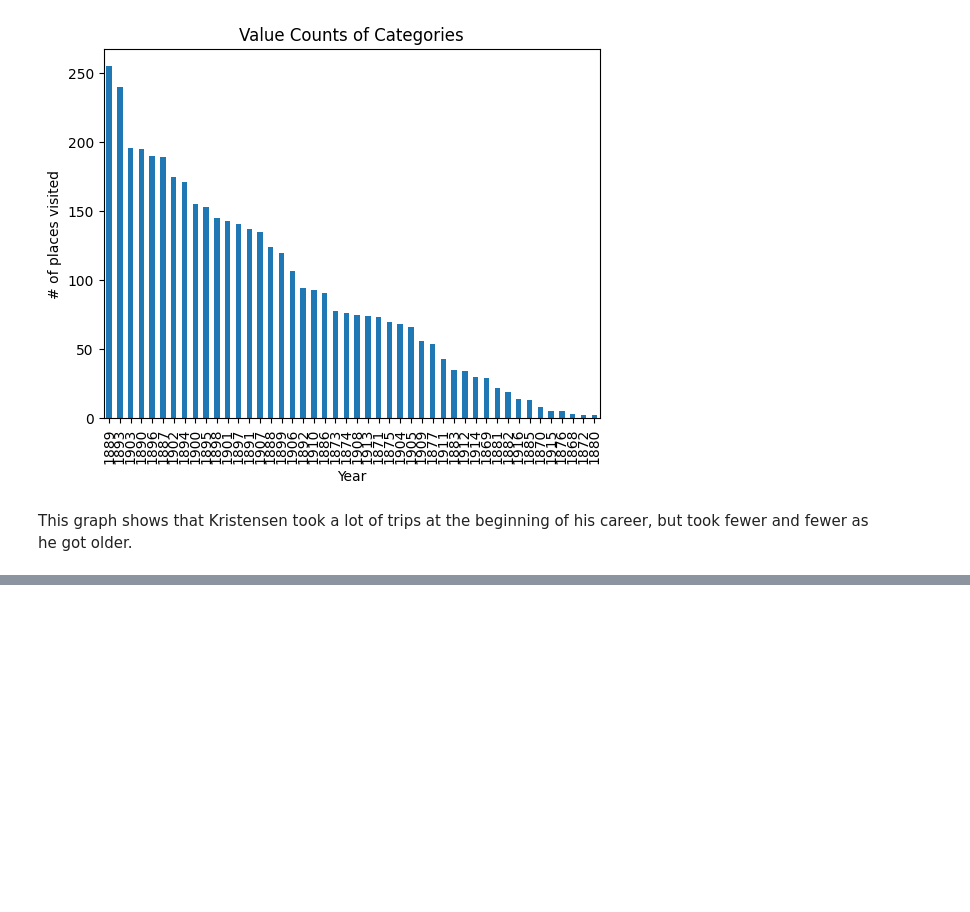
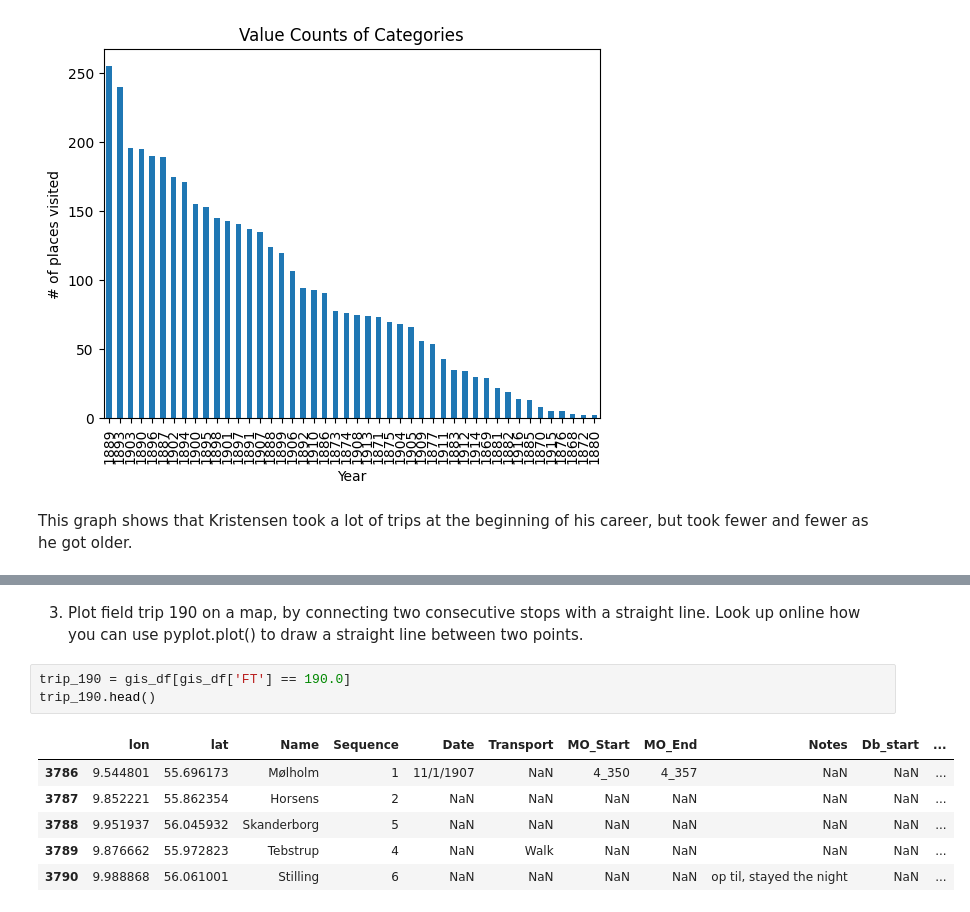
Before and after one commit to sprestrelski/multilingual-sentiment-analysis, a Jupyter notebook: week7.ipynb, the cells around one changed output, grey strips where cells are left out. Saved outputs shown, nothing was run; the diff lists cells and outputs as text; blank space fills up the shorter version.

Commit message:
feat: started on challenge wk7 exercises

```diff
--- a/week7.ipynb
+++ b/week7.ipynb
@@ -147,0 +206,14 @@ This graph shows that Kristensen took a lot of trips at the beginning of his car
+# %% [markdown]
+3. Plot field trip 190 on a map, by connecting two consecutive stops with a
+straight line. Look up online how you can use pyplot.plot() to draw a
+straight line between two points.
+# %%
+trip_190 = gis_df[gis_df['FT'] == 190.0]
+trip_190.head()
+# %% [output]
+|  | lon | lat | Name | Sequence | Date | Transport | MO_Start | MO_End | Notes | Db_start | ... |
+| 3786 | 9.544801 | 55.696173 | Mølholm | 1 | 11/1/1907 | NaN | 4_350 | 4_357 | NaN | NaN | ... |
+| 3787 | 9.852221 | 55.862354 | Horsens | 2 | NaN | NaN | NaN | NaN | NaN | NaN | ... |
+| 3788 | 9.951937 | 56.045932 | Skanderborg | 5 | NaN | NaN | NaN | NaN | NaN | NaN | ... |
+| 3789 | 9.876662 | 55.972823 | Tebstrup | 4 | NaN | Walk | NaN | NaN | NaN | NaN | ... |
+| 3790 | 9.988868 | 56.061001 | Stilling | 6 | NaN | NaN | NaN | NaN | op til, stayed the night | NaN | ... |
```
Also changed, not shown: parts of 6 cells of this notebook.
